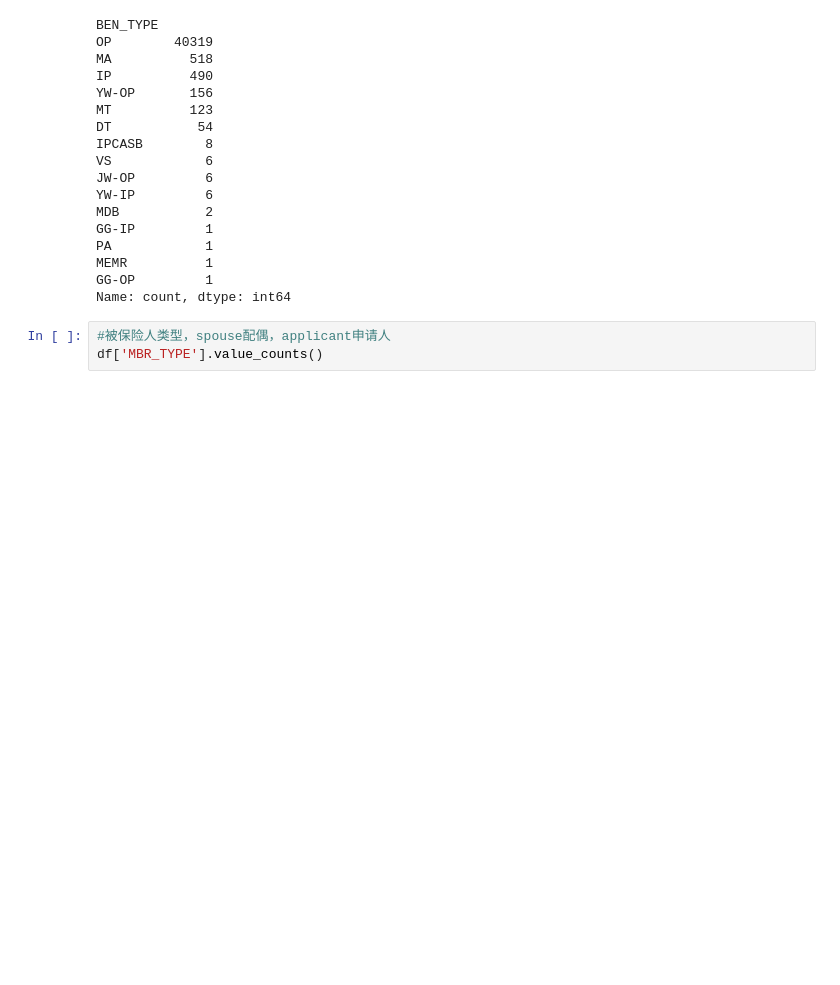
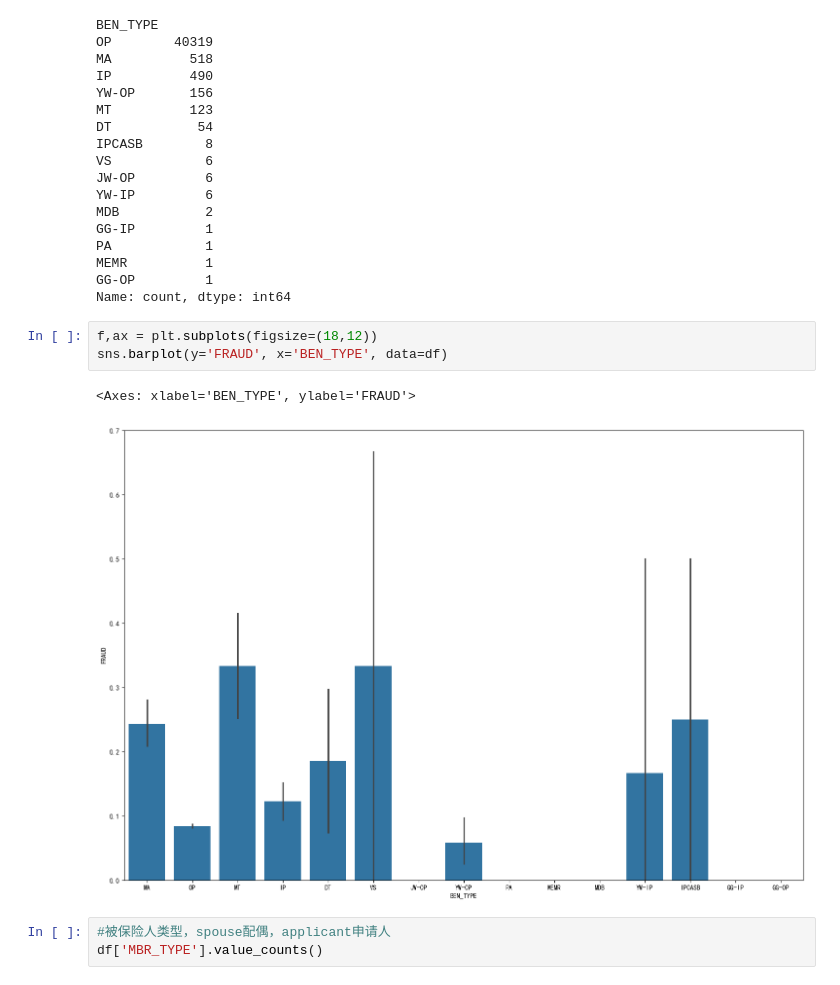
Before and after one commit to Heliumeow/InsuranceClaimClassificationProject, a Jupyter notebook: datawash.ipynb, the cells around one changed output. Cells and saved outputs as stored; diff of their text form; blank space fills up the shorter version.

```diff
--- a/datawash.ipynb
+++ b/datawash.ipynb
@@ -278,6 +278,12 @@ PA            1
 MEMR          1
 GG-OP         1
 Name: count, dtype: int64
+# %%
+f,ax = plt.subplots(figsize=(18,12))
+sns.barplot(y='FRAUD', x='BEN_TYPE', data=df)
+# %% [output]
+<Axes: xlabel='BEN_TYPE', ylabel='FRAUD'>
+[figure, added]
 # %%
 #被保险人类型，spouse配偶，applicant申请人
 df['MBR_TYPE'].value_counts()
```
Also changed, not shown: parts of 7 cells of this notebook.
